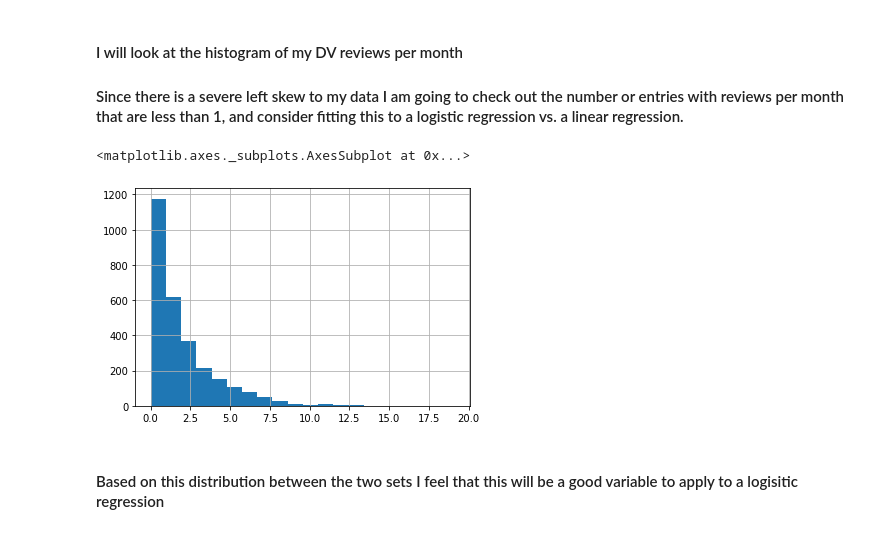
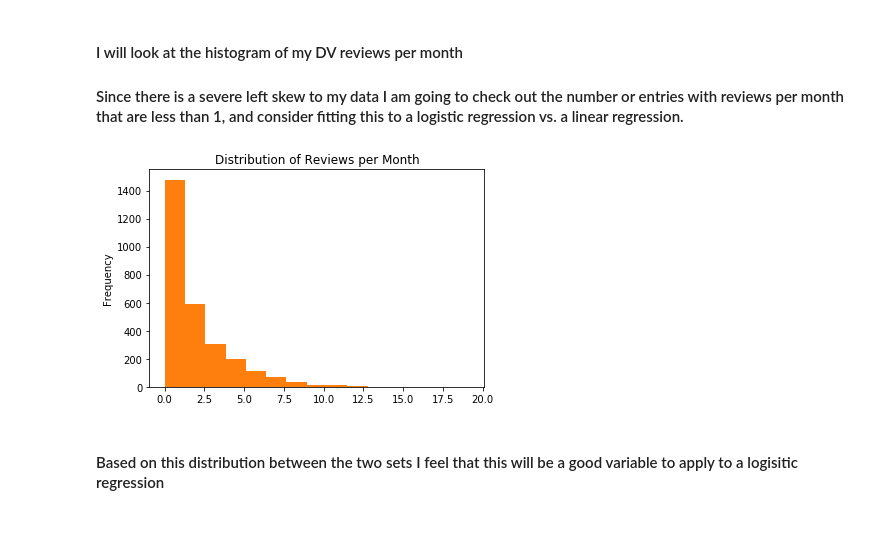
Before and after one commit to ewalker1230/ewalker1230, a Jupyter notebook: FinalProjectEDA.ipynb, the cells around one changed output. Drawn from its saved outputs; the diff is of its cells as text; code cells hidden in the pictures.

```diff
--- a/FinalProjectEDA.ipynb
+++ b/FinalProjectEDA.ipynb
@@ -194,12 +191,13 @@ See the caveats in the documentation: https://pandas.pydata.org/pandas-docs/stab
 #### I will look at the histogram of my DV reviews per month
 
 #### Since there is a severe left skew to my data I am going to check out the number or entries with reviews per month that are less than 1, and consider fitting this to a logistic regression vs. a linear regression.
-# %%
-# create histogram to view what the dependent variable's distribution looks like.
-AB_Clean['reviews_per_month'].hist(bins=20)
-# %% [output]
-<matplotlib.axes._subplots.AxesSubplot at 0x...>
-[figure, removed]
+# %%
+# create histogram to view what the dependent variable's distribution looks like. Save it to an image.
+
+AB_Clean['reviews_per_month'].plot(x='',y='Reviews per Month',kind='hist',bins=15,title='Distribution of Reviews per Month')
+AB_Clean['reviews_per_month'].plot(x='',y='Reviews per Month',kind='hist',bins=15,title='Distribution of Reviews per Month').get_figure().savefig('rpm_hist.png')
+# %% [output]
+[figure, added]
 # %% [markdown]
 #### Based on this distribution between the two sets I feel that this will be a good variable to apply to a logisitic regression
 # %%
```
Also changed, not shown: parts of 20 cells of this notebook, 8 other files.
